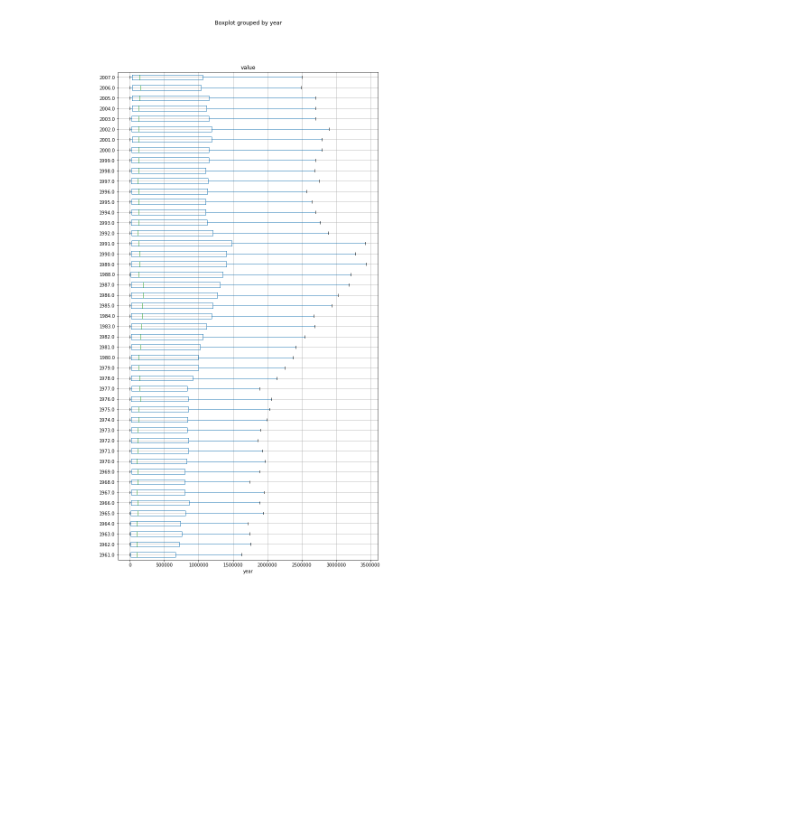
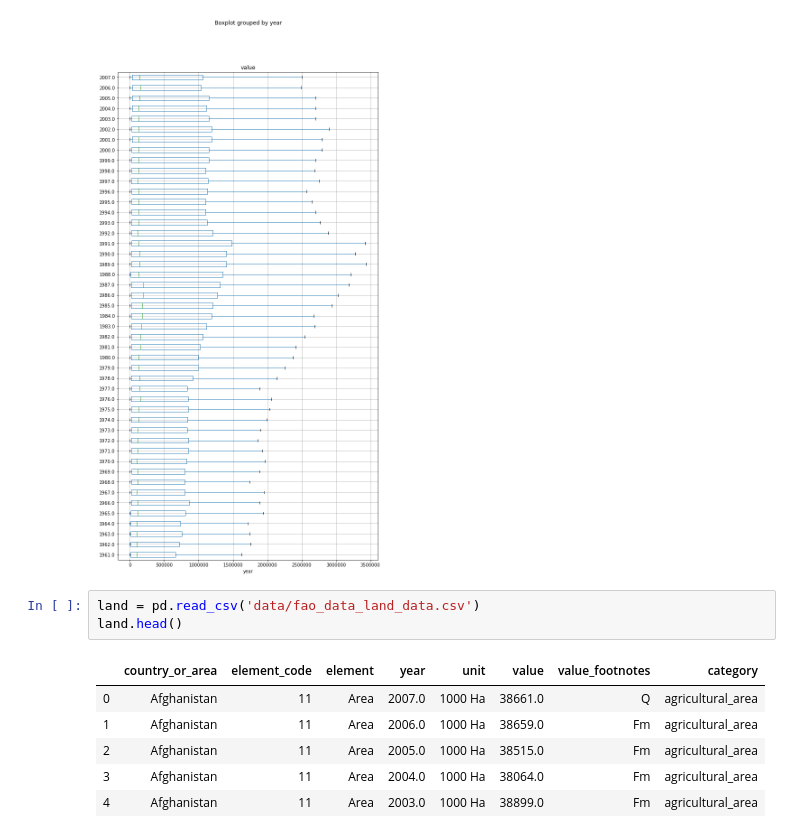
Before and after one commit to caralen/ada-project-faam, a Jupyter notebook: research.ipynb, the cells around one changed output. Cells and saved outputs as stored; diff of their text form; blank space fills up the shorter version.

```diff
--- a/research.ipynb
+++ b/research.ipynb
@@ -150,3 +151,13 @@ beehives.boxplot(column=['value'],by='year',figsize=(10,20),showfliers=show_outl
 # %% [output]
 <matplotlib.axes._subplots.AxesSubplot at 0x...>
 [figure]
+# %%
+land = pd.read_csv('data/fao_data_land_data.csv')
+land.head()
+# %% [output]
+|  | country_or_area | element_code | element | year | unit | value | value_footnotes | category |
+| 0 | Afghanistan | 11 | Area | 2007.0 | 1000 Ha | 38661.0 | Q | agricultural_area |
+| 1 | Afghanistan | 11 | Area | 2006.0 | 1000 Ha | 38659.0 | Fm | agricultural_area |
+| 2 | Afghanistan | 11 | Area | 2005.0 | 1000 Ha | 38515.0 | Fm | agricultural_area |
+| 3 | Afghanistan | 11 | Area | 2004.0 | 1000 Ha | 38064.0 | Fm | agricultural_area |
+| 4 | Afghanistan | 11 | Area | 2003.0 | 1000 Ha | 38899.0 | Fm | agricultural_area |
```
Also changed, not shown: parts of 6 cells of this notebook.
